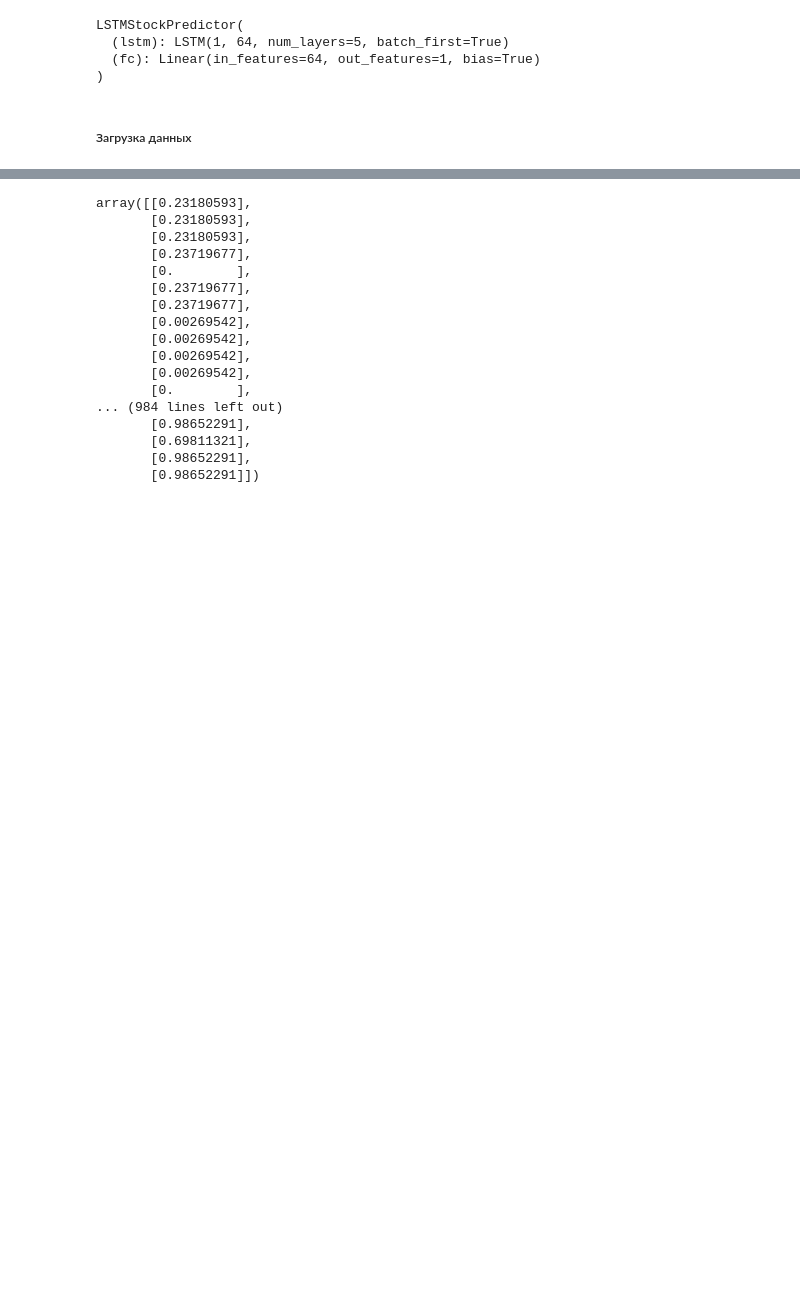
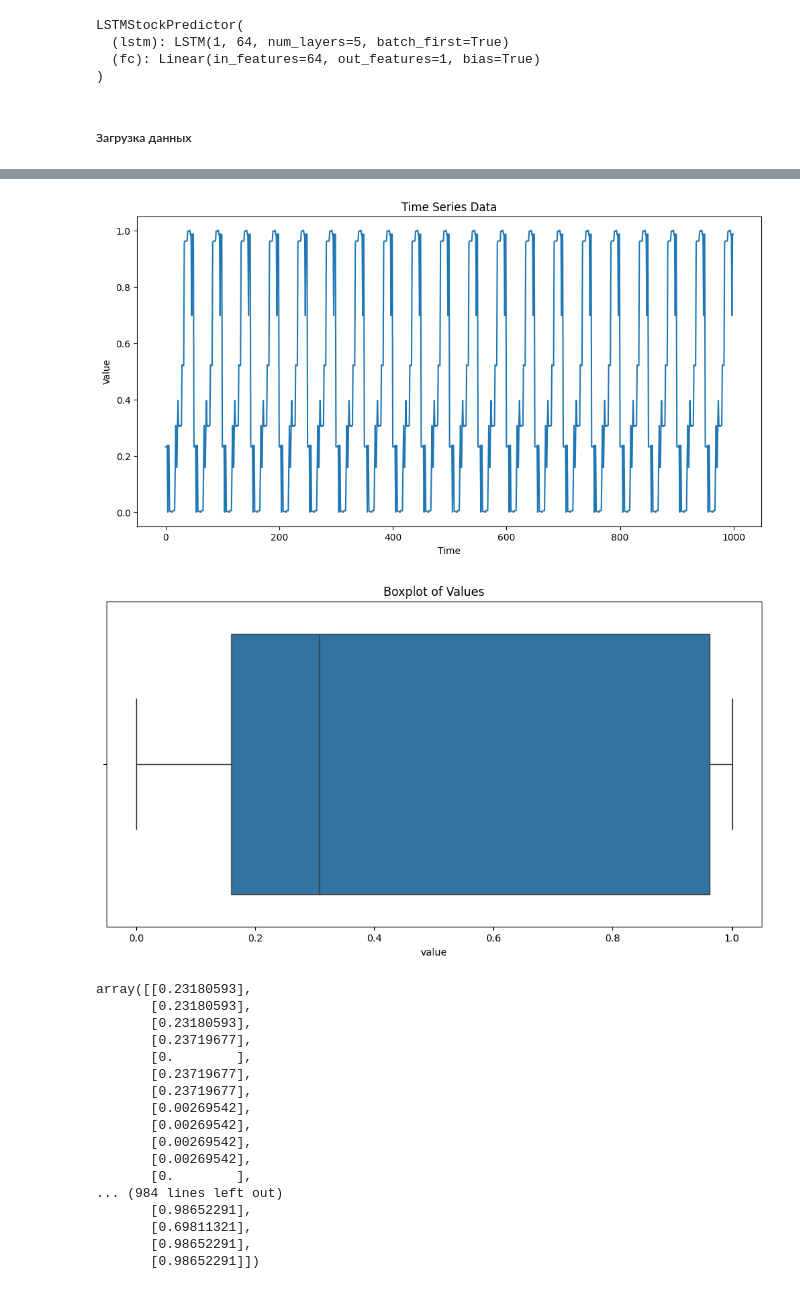
Before and after one commit to Zeerax-nya/Trading_bot, a Jupyter notebook: TradingBot.ipynb, the cells around one changed output, grey strips where cells are left out. Saved outputs shown, nothing was run; the diff lists cells and outputs as text; code cells hidden in the pictures; blank space fills up the shorter version.

```diff
--- a/TradingBot.ipynb
+++ b/TradingBot.ipynb
@@ -322,3 +323,6 @@ X, y = create_dataset(data_scaled, look_back)
 
 # Преобразование для LSTM
 X = np.reshape(X, (X.shape[0], X.shape[1], 1))
+# %%
+df_vis = pd.DataFrame(data_scaled, columns=['value'])
+df_vis.describe()
@@ -325,3 +339,20 @@ X = np.reshape(X, (X.shape[0], X.shape[1], 1))
+# %%
+# График данных
+plt.figure(figsize=(12, 6))
+plt.plot(df_vis['value'])
+plt.title('Time Series Data')
+plt.xlabel('Time')
+plt.ylabel('Value')
+plt.show()
+
+# Boxplot для выявления выбросов
+plt.figure(figsize=(12, 6))
+sns.boxplot(x=df_vis['value'])
+plt.title('Boxplot of Values')
+plt.show()
+# %% [output]
+[figure, added]
+[figure, added]
 # %%
 # Функция для получения данных и подготовки их для обучения
 # def get_and_prepare_data(client, symbol, total_limit=100, batch_size=50):
```
Also changed, not shown: parts of 19 cells of this notebook.
